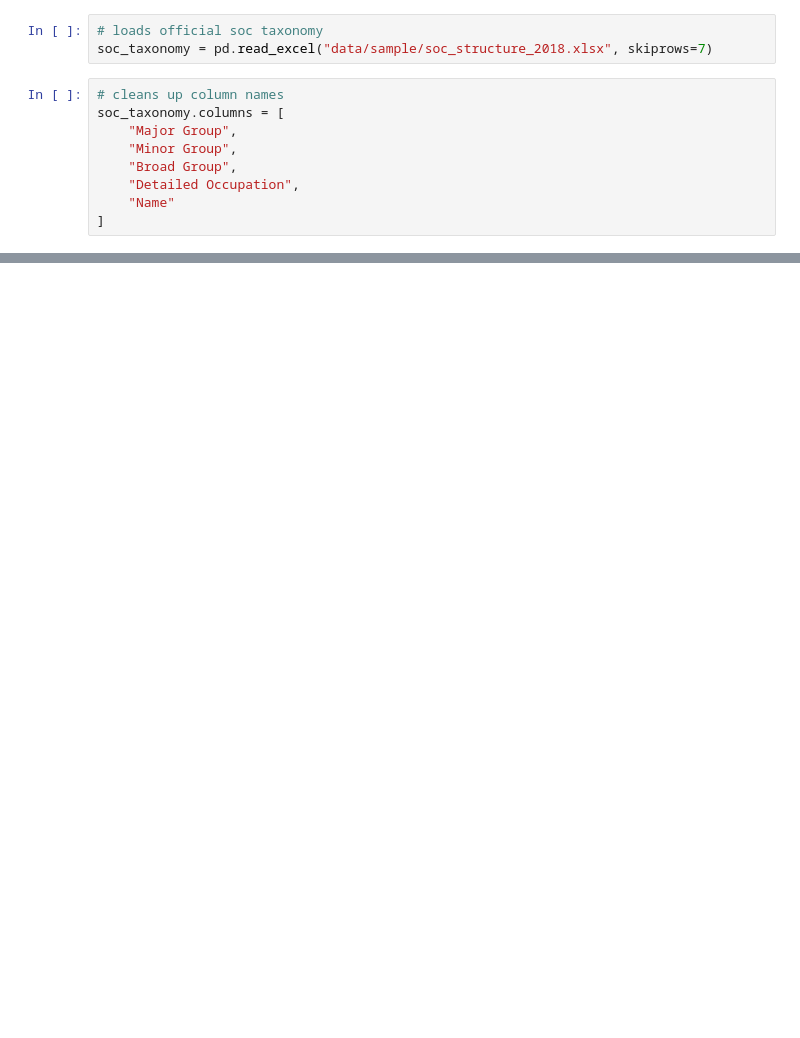
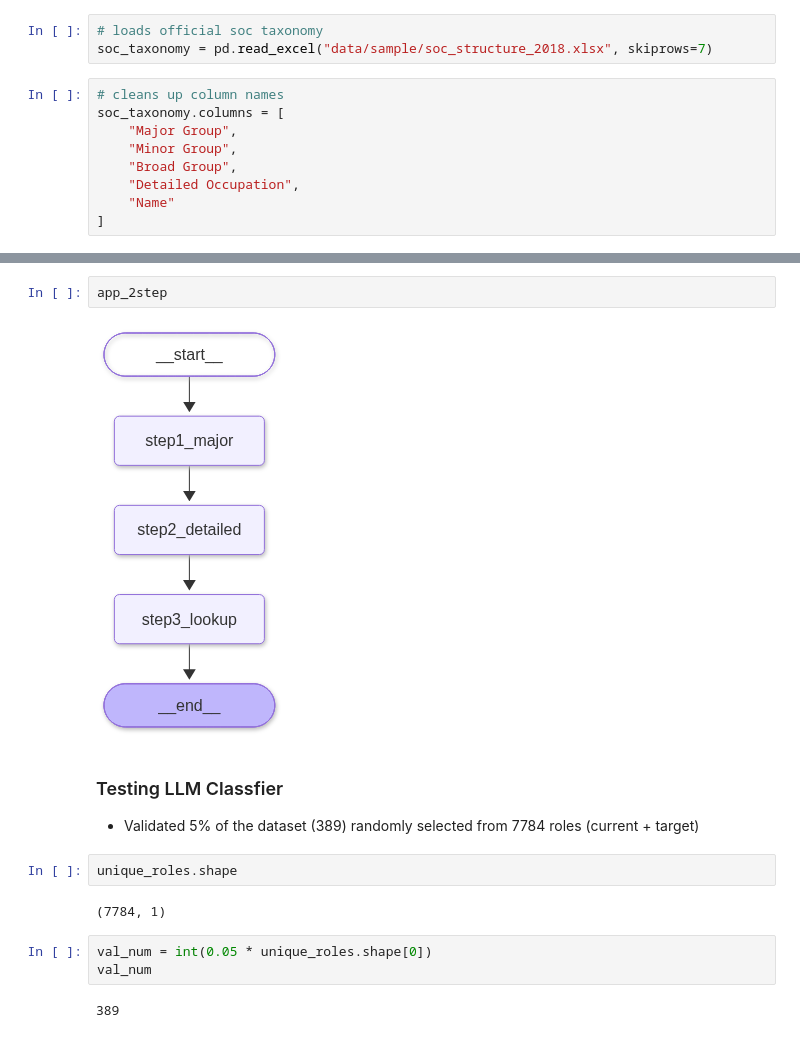
Before and after one commit to saakethk/Reddit-Resumes-Dataset, a Jupyter notebook: developing_role_classifications.ipynb, the cells around one changed output, grey strips where cells are left out. Saved outputs shown, nothing was run; the diff lists cells and outputs as text; blank space fills up the shorter version.

```diff
--- a/developing_role_classifications.ipynb
+++ b/developing_role_classifications.ipynb
@@ -550,0 +475,16 @@ df_classified[df_classified["major_group_code"] == "15-0000"]
+# %%
+app_2step
+# %% [output]
+[figure, added]
+# %% [markdown]
+### Testing LLM Classfier
+- Validated 5% of the dataset (389) randomly selected from 7784 roles (current + target)
+# %%
+unique_roles.shape
+# %% [output]
+(7784, 1)
+# %%
+val_num = int(0.05 * unique_roles.shape[0])
+val_num
+# %% [output]
+389
```
Also changed, not shown: parts of 35 cells of this notebook.
